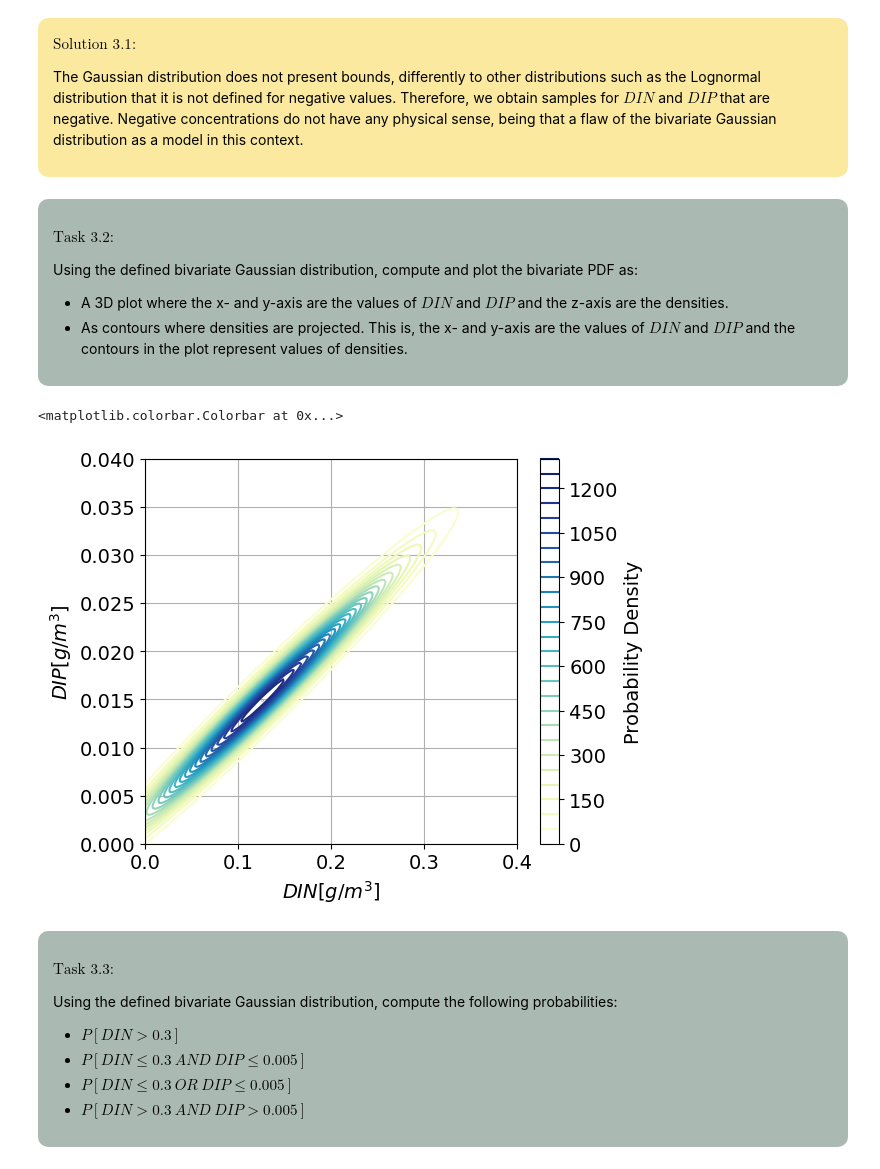
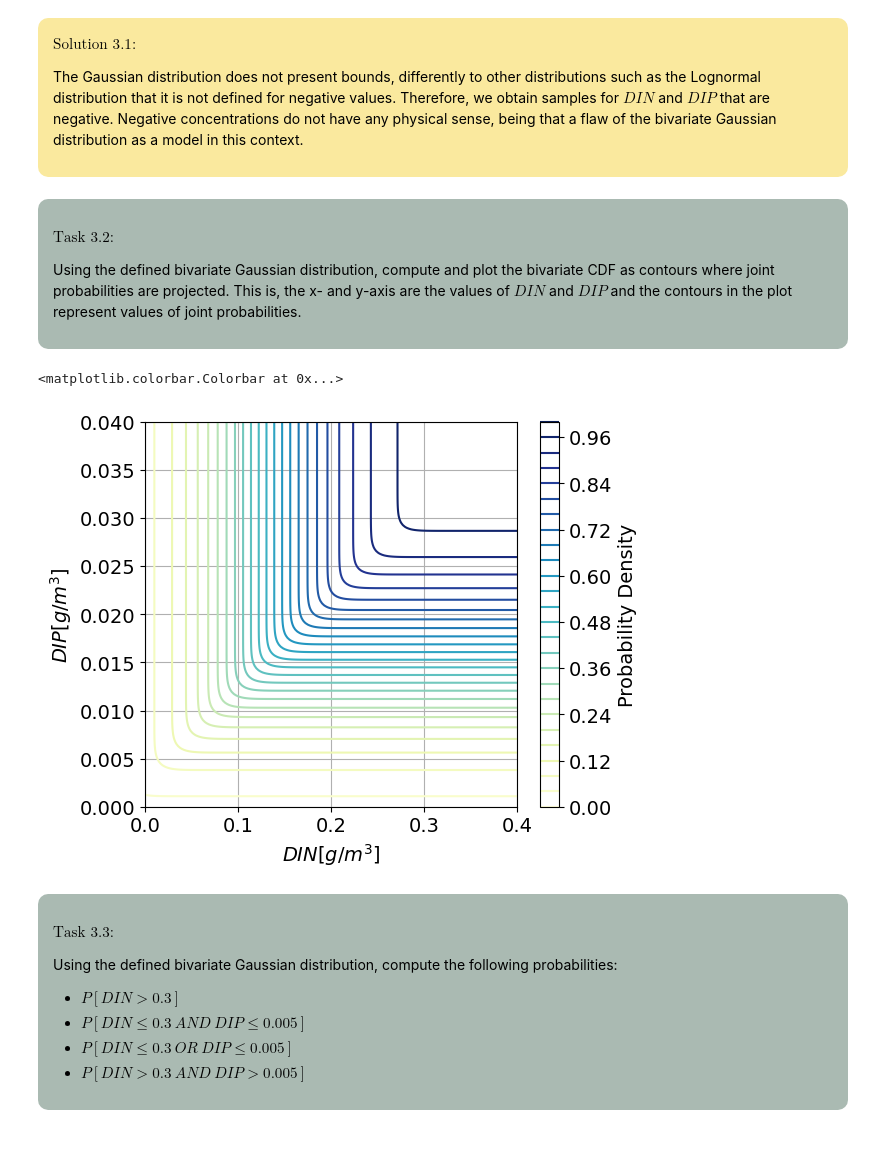
Before and after one commit to MUDE-2025/WS1.5, a Jupyter notebook: ipynb_template.ipynb, the cells around one changed output. Cells and saved outputs as stored; diff of their text form; code cells hidden in the pictures; blank space fills up the shorter version.

```diff
--- a/ipynb_template.ipynb
+++ b/ipynb_template.ipynb
@@ -224,9 +224,7 @@ The Gaussian distribution does not present bounds, differently to other distribu
 
 $\text{Task 3.2:}$
 
-Using the defined bivariate Gaussian distribution, compute and plot the bivariate PDF as:
-- A 3D plot where the x- and y-axis are the values of $DIN$ and $DIP$ and the z-axis are the densities.
-- As contours where densities are projected. This is, the x- and y-axis are the values of $DIN$ and $DIP$ and the contours in the plot represent values of densities.
+Using the defined bivariate Gaussian distribution, compute and plot the bivariate CDF as contours where joint probabilities are projected. This is, the x- and y-axis are the values of $DIN$ and $DIP$ and the contours in the plot represent values of joint probabilities.
 </p>
 </div>
 # %%
@@ -250,41 +245,29 @@ Z = ### YOUR CODE HERE ###
 # %%
 # Define the mesh of values where we want to evaluate the random variables
 n = 200 #size of the mesh
 values_DIN = np.linspace(0,mu[0]+3.8*s1,n)
 values_DIP = np.linspace(0,mu[1]+3.8*s2,n)
 
 # Define the grid
 X1,X2 = np.meshgrid(values_DIN,values_DIP)
 X = np.array([np.concatenate(X1.T), np.concatenate(X2.T)]).T
 
-# Evaluate the PDF
-Z = multivariate_normal(mean=mu, cov=sigma).pdf(X)
-
-# Create the 3D plot
-plt.rcParams.update({'font.size': 14})
-fig = plt.figure(figsize=(15,10))
-ax = fig.add_subplot(111, projection='3d')
-ax.plot_surface(X1, X2, Z.reshape(X1.shape), color='#F792EF', edgecolor='black', linewidth=.25)
-ax.set_xlabel('${DIN} [g/m^3]$',labelpad=20)
-ax.set_ylabel('${DIP} [g/m^3]$',labelpad=20)
-ax.set_zlabel('$f(x_1,x_2)$',labelpad=20)
-ax.set_title(f'Bivariate Normal pdf', fontsize=20)
-ax.view_init(ax.elev, ax.azim+40)
-plt.show()
+# Evaluate the CDF
+Z = multivariate_normal(mean=mu, cov=sigma).cdf(X)
 
 # Create contours plot
 fig = plt.figure(figsize=(6,5))
 ax = fig.add_subplot(111)
 contours = ax.contour(X1, X2, Z.reshape(X1.shape), 25, cmap='YlGnBu', vmin=0)
 ax.grid()
 ax.set_xlim([0, 0.4])
 ax.set_ylim([0, 0.04])
 ax.set_xlabel('${DIN} [g/m^3]$')
 ax.set_ylabel('${DIP} [g/m^3]$')
 fig.colorbar(contours, ax=ax, label='Probability Density')
 # %% [output]
 <matplotlib.colorbar.Colorbar at 0x...>
-[figure, old version]
+[figure, new version]
 # %% [markdown]
 <div style="background-color:#AABAB2; color: black; width:90%; vertical-align: middle; padding:15px; margin: 10px; border-radius: 10px">
 <p>
```
Also changed, not shown: parts of 5 cells of this notebook.
